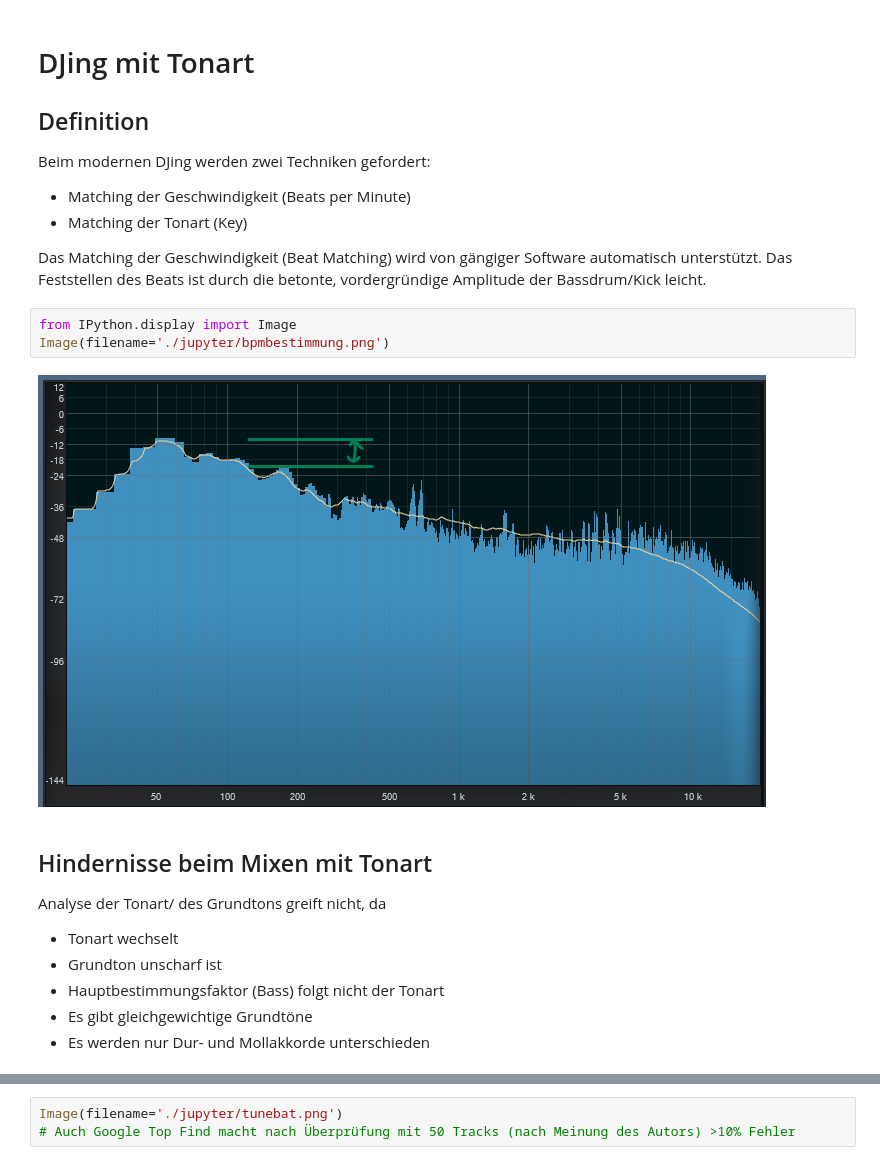
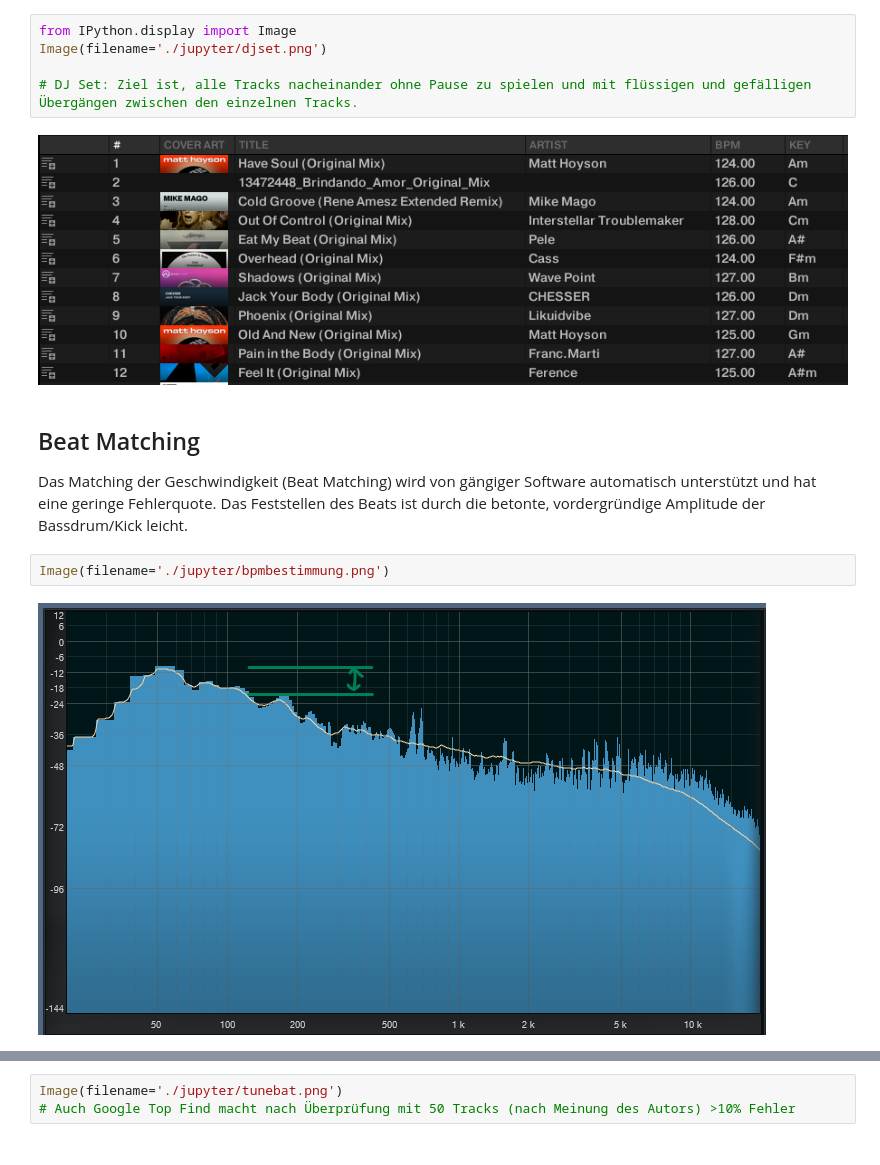
Before and after one commit to S0urcemaster/mixmatch, a Jupyter notebook: mixmatching.ipynb, the cells around one changed output, grey strips where cells are left out. Cells and saved outputs as stored; diff of their text form.

```diff
--- a/mixmatching.ipynb
+++ b/mixmatching.ipynb
@@ -1,22 +7,14 @@
+# %%
+from IPython.display import Image
+Image(filename='./jupyter/djset.png')
+
+# DJ Set: Ziel ist, alle Tracks nacheinander ohne Pause zu spielen und mit flüssigen und gefälligen Übergängen zwischen den einzelnen Tracks.
+# %% [output]
+[figure, added]
 # %% [markdown]
-# DJing mit Tonart
-
-## Definition
-Beim modernen DJing werden zwei Techniken gefordert:
-- Matching der Geschwindigkeit (Beats per Minute)
-- Matching der Tonart (Key)
-
-Das Matching der Geschwindigkeit (Beat Matching) wird von gängiger Software automatisch unterstützt. Das Feststellen des Beats ist durch die betonte, vordergründige Amplitude der Bassdrum/Kick leicht.
+## Beat Matching
+Das Matching der Geschwindigkeit (Beat Matching) wird von gängiger Software automatisch unterstützt und hat eine geringe Fehlerquote. Das Feststellen des Beats ist durch die betonte, vordergründige Amplitude der Bassdrum/Kick leicht.
 # %%
-from IPython.display import Image
 Image(filename='./jupyter/bpmbestimmung.png')
 # %% [output]
 [figure]
-# %% [markdown]
-## Hindernisse beim Mixen mit Tonart
-Analyse der Tonart/ des Grundtons greift nicht, da
-- Tonart wechselt
-- Grundton unscharf ist
-- Hauptbestimmungsfaktor (Bass) folgt nicht der Tonart
-- Es gibt gleichgewichtige Grundtöne
-- Es werden nur Dur- und Mollakkorde unterschieden
```
Also changed, not shown: parts of 8 cells of this notebook, 12 other files.
